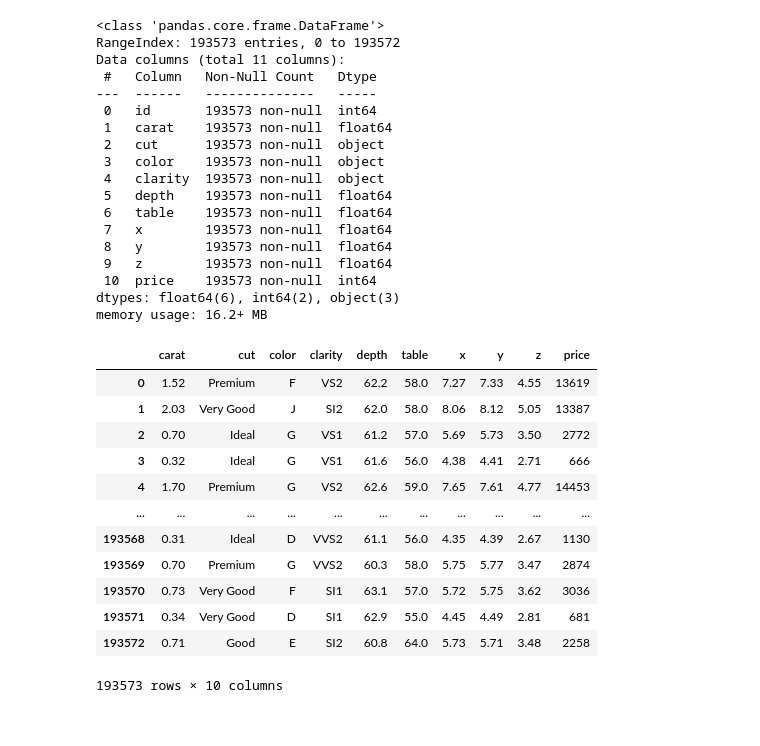
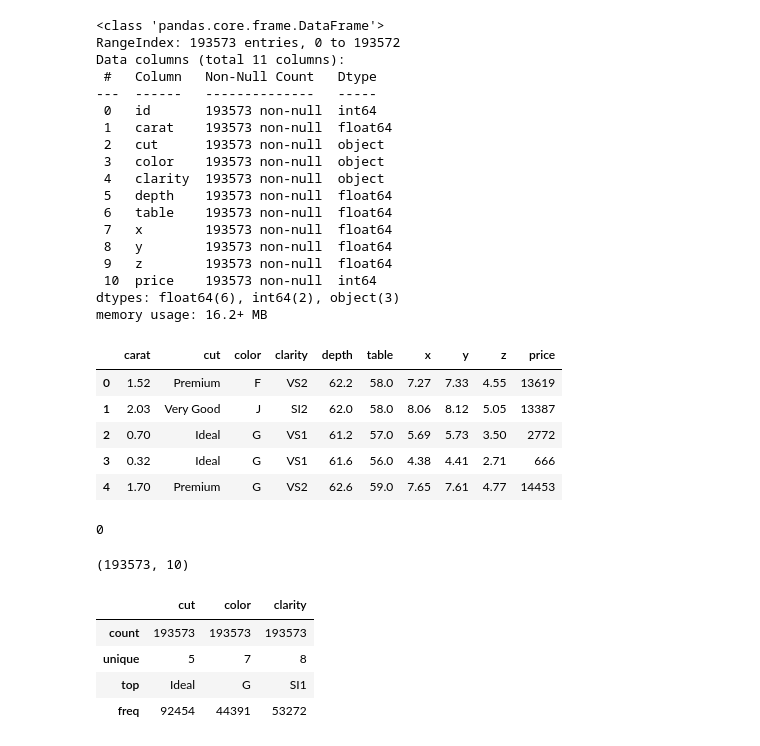
Before and after one commit to birkat/22Oct_fsdsm_endtoend, a Jupyter notebook: notebooks/research.ipynb, the cells around one changed output. Cells and saved outputs as stored; diff of their text form; code cells hidden in the pictures.

```diff
--- a/notebooks/research.ipynb
+++ b/notebooks/research.ipynb
@@ -89,18 +89,21 @@ Data columns (total 11 columns):
 dtypes: float64(6), int64(2), object(3)
 memory usage: 16.2+ MB
 # %%
-data.drop(labels=['id'],axis=1) # drop id from dataset axis means 0 for row and 1 for column
+data = data.drop(labels=['id'],axis=1) # drop id from dataset axis means 0 for row and 1 for column
-# %% [output]
-|  | carat | cut | color | clarity | depth | table | x | y | z | price |
-| 0 | 1.52 | Premium | F | VS2 | 62.2 | 58.0 | 7.27 | 7.33 | 4.55 | 13619 |
-| 1 | 2.03 | Very Good | J | SI2 | 62.0 | 58.0 | 8.06 | 8.12 | 5.05 | 13387 |
-| 2 | 0.70 | Ideal | G | VS1 | 61.2 | 57.0 | 5.69 | 5.73 | 3.50 | 2772 |
-| 3 | 0.32 | Ideal | G | VS1 | 61.6 | 56.0 | 4.38 | 4.41 | 2.71 | 666 |
-| 4 | 1.70 | Premium | G | VS2 | 62.6 | 59.0 | 7.65 | 7.61 | 4.77 | 14453 |
-| ... | ... | ... | ... | ... | ... | ... | ... | ... | ... | ... |
-| 193568 | 0.31 | Ideal | D | VVS2 | 61.1 | 56.0 | 4.35 | 4.39 | 2.67 | 1130 |
-| 193569 | 0.70 | Premium | G | VVS2 | 60.3 | 58.0 | 5.75 | 5.77 | 3.47 | 2874 |
-| 193570 | 0.73 | Very Good | F | SI1 | 63.1 | 57.0 | 5.72 | 5.75 | 3.62 | 3036 |
-| 193571 | 0.34 | Very Good | D | SI1 | 62.9 | 55.0 | 4.45 | 4.49 | 2.81 | 681 |
-| 193572 | 0.71 | Good | E | SI2 | 60.8 | 64.0 | 5.73 | 5.71 | 3.48 | 2258 |
-193573 rows × 10 columns
+# %%
+data.head()
+# %% [output]
+|  | carat | cut | color | clarity | depth | table | x | y | z | price |
+| 0 | 1.52 | Premium | F | VS2 | 62.2 | 58.0 | 7.27 | 7.33 | 4.55 | 13619 |
+| 1 | 2.03 | Very Good | J | SI2 | 62.0 | 58.0 | 8.06 | 8.12 | 5.05 | 13387 |
+| 2 | 0.70 | Ideal | G | VS1 | 61.2 | 57.0 | 5.69 | 5.73 | 3.50 | 2772 |
+| 3 | 0.32 | Ideal | G | VS1 | 61.6 | 56.0 | 4.38 | 4.41 | 2.71 | 666 |
+| 4 | 1.70 | Premium | G | VS2 | 62.6 | 59.0 | 7.65 | 7.61 | 4.77 | 14453 |
+# %%
+data.duplicated().sum()
+# %% [output]
+0
+# %%
+data.shape
+# %% [output]
+(193573, 10)
@@ -106,0 +116,8 @@ data.drop(labels=['id'],axis=1) # drop id from dataset axis means 0 for row and
+# %%
+data[categorial_columns].describe()
+# %% [output]
+|  | cut | color | clarity |
+| count | 193573 | 193573 | 193573 |
+| unique | 5 | 7 | 8 |
+| top | Ideal | G | SI1 |
+| freq | 92454 | 44391 | 53272 |
```
Also changed, not shown: parts of 8 cells of this notebook.
